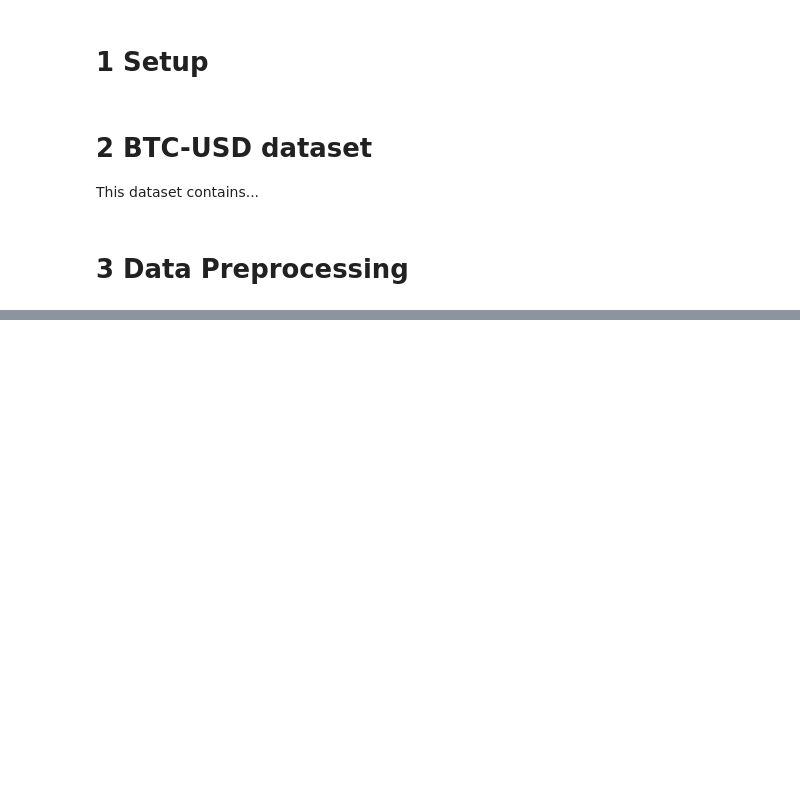
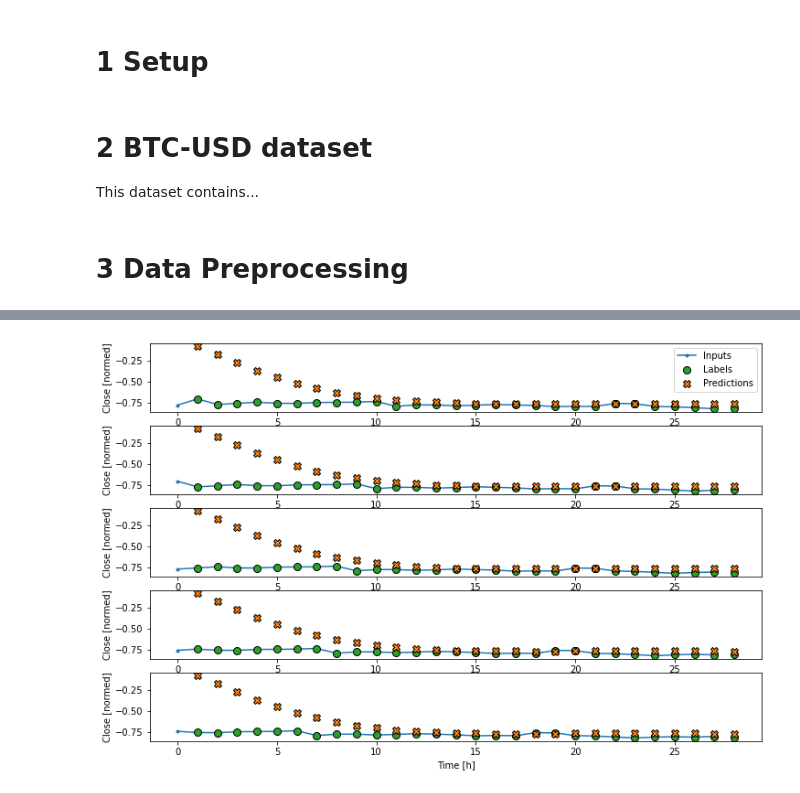
Before and after one commit to NotAndex/Demo, a Jupyter notebook: Demo_for_Applications.ipynb, the cells around one changed output, grey strips where cells are left out. Cells and saved outputs as stored; diff of their text form; code cells hidden in the pictures; blank space fills up the shorter version.

```diff
--- a/Demo_for_Applications.ipynb
+++ b/Demo_for_Applications.ipynb
@@ -60,0 +201,41 @@ test_data = (test_data - train_data_mean) / train_data_std
+# %%
+val_performance = {}
+performance = {}
+
+MAX_EPOCHS = 20
+
+def compile_and_fit(model, window, patience=2):
+  early_stopping = tf.keras.callbacks.EarlyStopping(monitor='val_loss',
+                                                    patience=patience,
+                                                    mode='min')
+
+  model.compile(loss=tf.losses.MeanSquaredError(),
+                optimizer=tf.optimizers.Adam(),
+                metrics=[tf.metrics.MeanAbsoluteError()])
+
+  history = model.fit(window.train, epochs=MAX_EPOCHS,
+                      validation_data=window.val,
+                      callbacks=[early_stopping])
+  return history
+
+
+
+wide_window = WindowGenerator(
+    input_width=28, label_width=28, shift=1,
+    train_df=train_data, val_df=val_data, test_df= test_data,
+    label_columns=['Close'])
+
+lstm_model = tf.keras.models.Sequential([
+    # Shape [batch, time, features] => [batch, time, lstm_units]
+    tf.keras.layers.LSTM(32, return_sequences=True),
+    # Shape => [batch, time, features]
+    tf.keras.layers.Dense(units=1)
+])
+
+history = compile_and_fit(lstm_model, wide_window)
+
+IPython.display.clear_output()
+val_performance['LSTM'] = lstm_model.evaluate( wide_window.val)
+performance['LSTM'] = lstm_model.evaluate( wide_window.test, verbose=0)
+
+print(performance['LSTM'])
@@ -60,0 +245,4 @@ test_data = (test_data - train_data_mean) / train_data_std
+# %%
+wide_window.plot(lstm_model)
+# %% [output]
+[figure, added]
```
Also changed, not shown: parts of 11 cells of this notebook.
